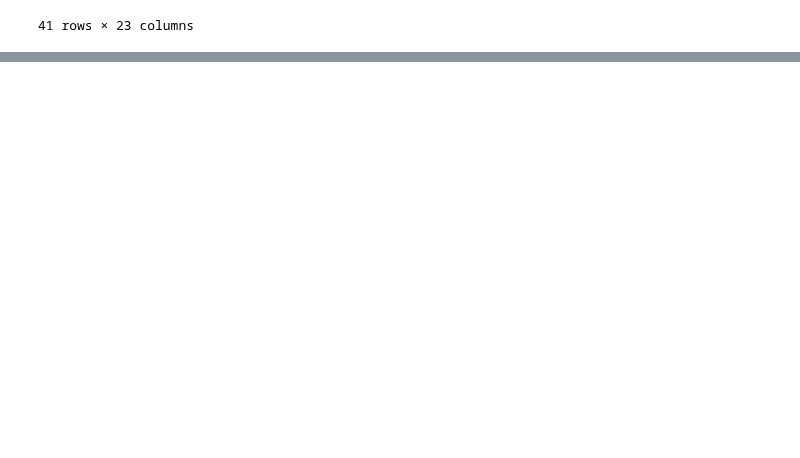
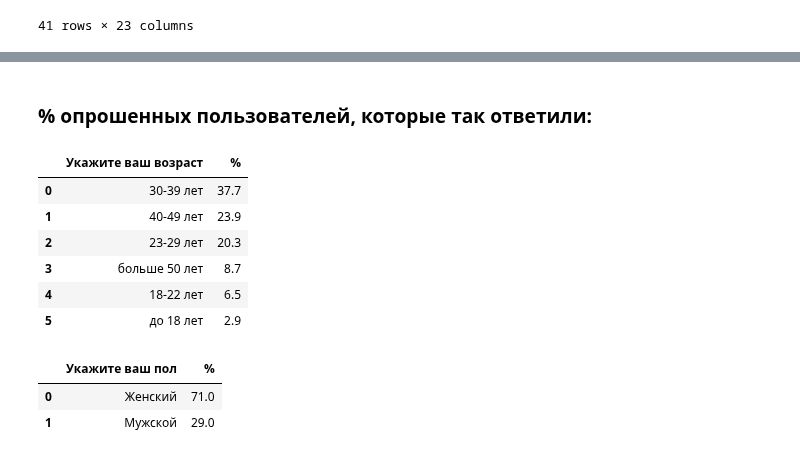
Before and after one commit to Gralex78/Home-Work-PYDA-20, a Jupyter notebook: 28_Grow/Grow.ipynb, the cells around one changed output, grey strips where cells are left out. Drawn from its saved outputs; the diff is of its cells as text; code cells hidden in the pictures; blank space fills up the shorter version.

```diff
--- a/28_Grow/Grow.ipynb
+++ b/28_Grow/Grow.ipynb
@@ -138,0 +189,22 @@ target_audience
+# %% [markdown]
+### % опрошенных пользователей, которые так ответили:
+# %%
+df1 = round(df.iloc[:,[1]].value_counts() / df.iloc[:,[1]].value_counts().sum() * 100, 1).reset_index()
+df1.columns = ['Укажите ваш возраст', '%']
+df1
+# %% [output]
+|  | Укажите ваш возраст | % |
+| 0 | 30-39 лет | 37.7 |
+| 1 | 40-49 лет | 23.9 |
+| 2 | 23-29 лет | 20.3 |
+| 3 | больше 50 лет | 8.7 |
+| 4 | 18-22 лет | 6.5 |
+| 5 | до 18 лет | 2.9 |
+# %%
+df2 = round(df.iloc[:,[2]].value_counts() / df.iloc[:,[2]].value_counts().sum() * 100, 1).reset_index()
+df2.columns = ['Укажите ваш пол', '%']
+df2
+# %% [output]
+|  | Укажите ваш пол | % |
+| 0 | Женский | 71.0 |
+| 1 | Мужской | 29.0 |
```
Also changed, not shown: parts of 21 cells of this notebook.
